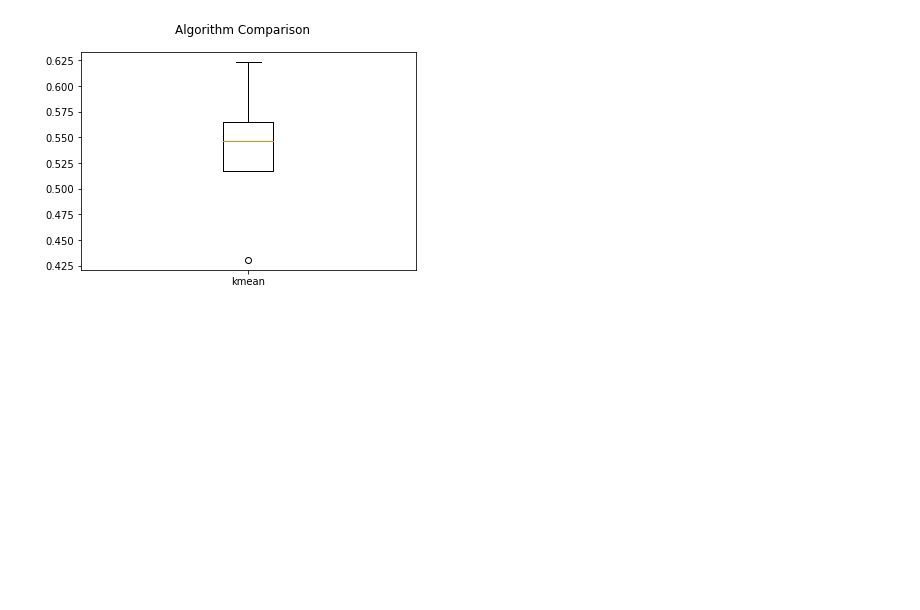
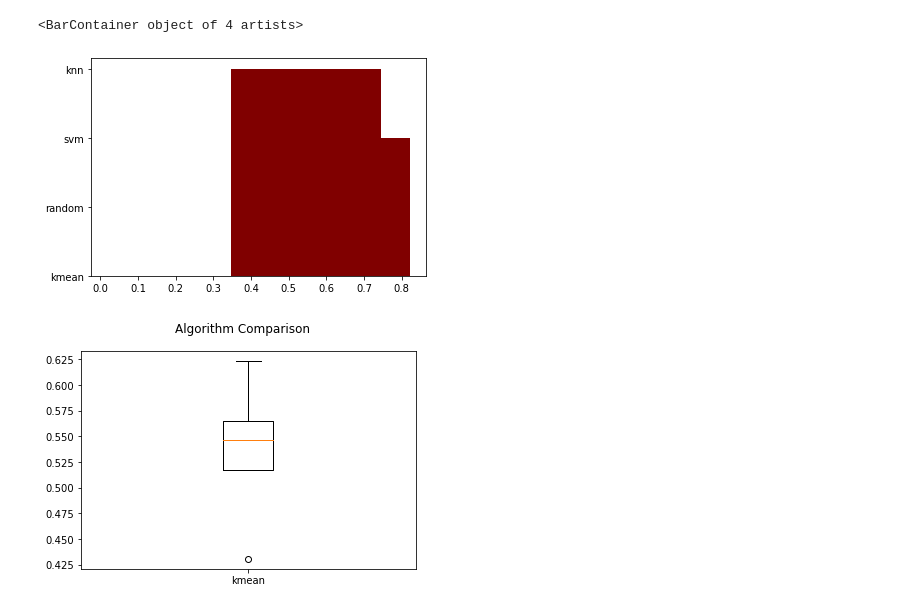
Before and after one commit to Anivesh-Agnihotri/Forest_Fire_control, a Jupyter notebook: comparison.ipynb, the cells around one changed output. Saved outputs shown, nothing was run; the diff lists cells and outputs as text; code cells hidden in the pictures; blank space fills up the shorter version.

```diff
--- a/comparison.ipynb
+++ b/comparison.ipynb
@@ -103,7 +103,7 @@ def knn():
 # %%
 models=[kmean,random,svm,knn]
 # %%
-names=['kmean','random','svm']
+names=['kmean','random','svm','knn']
 # %%
 name=[]
 results=[]
@@ -138,3 +138,11 @@ names
+# %%
+#results
+#names
+plt.bar(results, names, color ='maroon',
+        width = 0.4)
+# %% [output]
+<BarContainer object of 4 artists>
+[figure, added]
 # %%
 fig = plt.figure()
 fig.suptitle('Algorithm Comparison')
```
Also changed, not shown: parts of 3 cells of this notebook.
